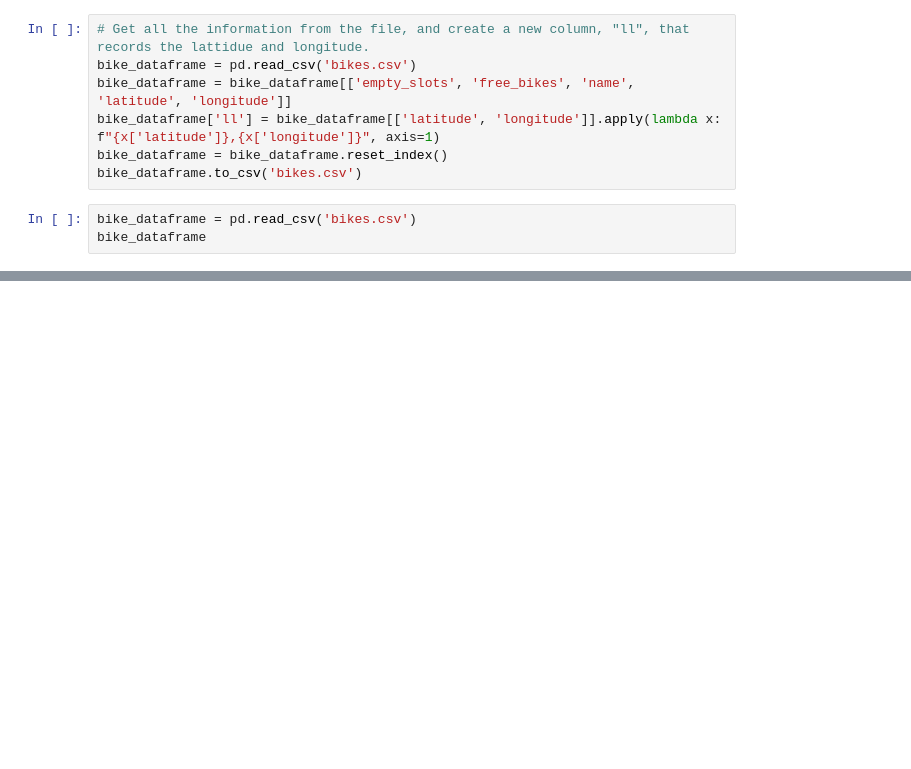
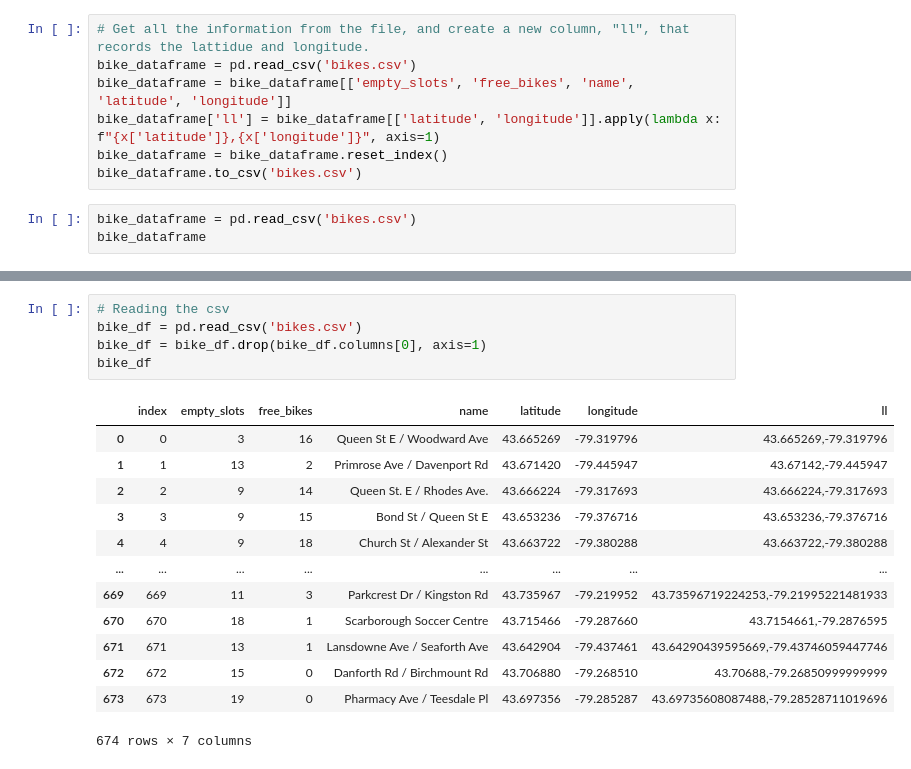
Before and after one commit to Frood-for-Thought/LHL-Statistical-Modelling-with-Python-Project, a Jupyter notebook: notebooks/city_bikes.ipynb, the cells around one changed output, grey strips where cells are left out. Saved outputs shown, nothing was run; the diff lists cells and outputs as text; blank space fills up the shorter version.

```diff
--- a/notebooks/city_bikes.ipynb
+++ b/notebooks/city_bikes.ipynb
@@ -84,0 +68,19 @@ bike_df
+# %%
+# Reading the csv
+bike_df = pd.read_csv('bikes.csv')
+bike_df = bike_df.drop(bike_df.columns[0], axis=1)
+bike_df
+# %% [output]
+|  | index | empty_slots | free_bikes | name | latitude | longitude | ll |
+| 0 | 0 | 3 | 16 | Queen St E / Woodward Ave | 43.665269 | -79.319796 | 43.665269,-79.319796 |
+| 1 | 1 | 13 | 2 | Primrose Ave / Davenport Rd | 43.671420 | -79.445947 | 43.67142,-79.445947 |
+| 2 | 2 | 9 | 14 | Queen St. E / Rhodes Ave. | 43.666224 | -79.317693 | 43.666224,-79.317693 |
+| 3 | 3 | 9 | 15 | Bond St / Queen St E | 43.653236 | -79.376716 | 43.653236,-79.376716 |
+| 4 | 4 | 9 | 18 | Church St / Alexander St | 43.663722 | -79.380288 | 43.663722,-79.380288 |
+| ... | ... | ... | ... | ... | ... | ... | ... |
+| 669 | 669 | 11 | 3 | Parkcrest Dr / Kingston Rd | 43.735967 | -79.219952 | 43.73596719224253,-79.21995221481933 |
+| 670 | 670 | 18 | 1 | Scarborough Soccer Centre | 43.715466 | -79.287660 | 43.7154661,-79.2876595 |
+| 671 | 671 | 13 | 1 | Lansdowne Ave / Seaforth Ave | 43.642904 | -79.437461 | 43.64290439595669,-79.43746059447746 |
+| 672 | 672 | 15 | 0 | Danforth Rd / Birchmount Rd | 43.706880 | -79.268510 | 43.70688,-79.26850999999999 |
+| 673 | 673 | 19 | 0 | Pharmacy Ave / Teesdale Pl | 43.697356 | -79.285287 | 43.69735608087488,-79.28528711019696 |
+674 rows × 7 columns
```
Also changed, not shown: parts of 1 cell of this notebook, 3 other files.
